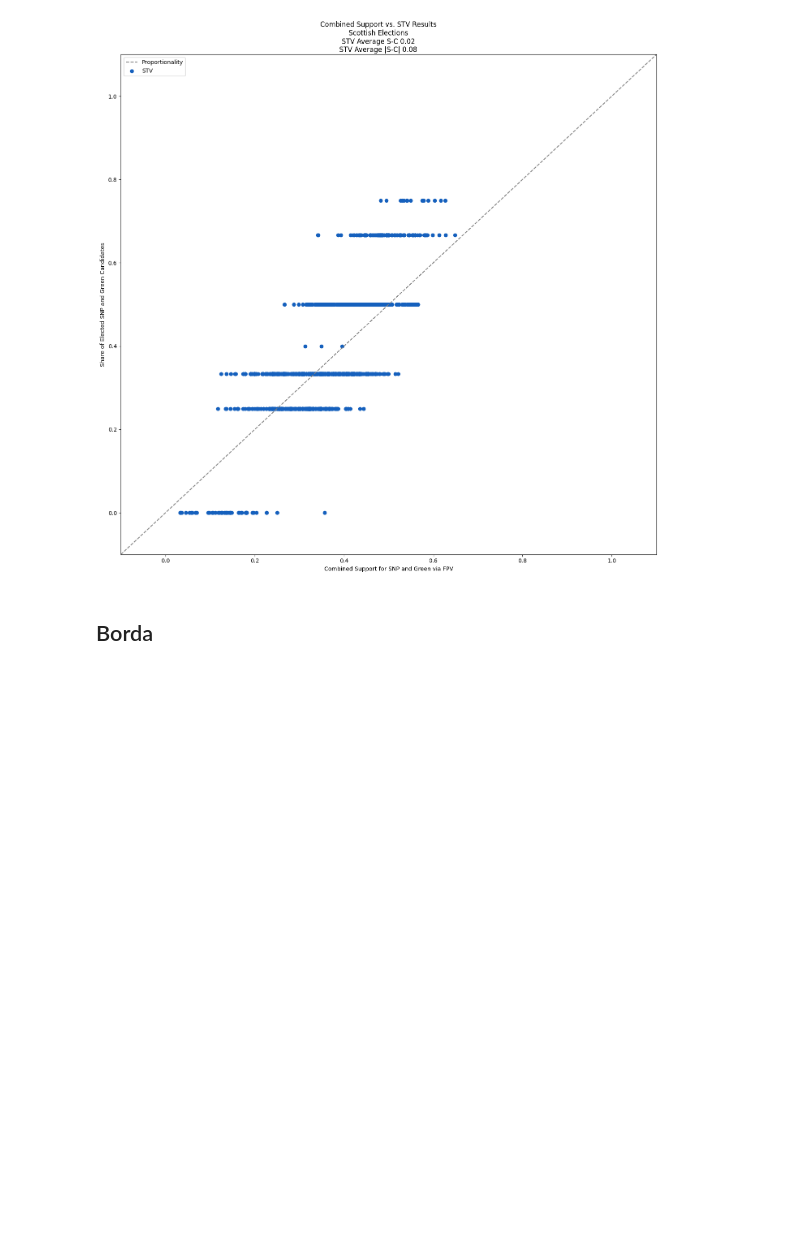
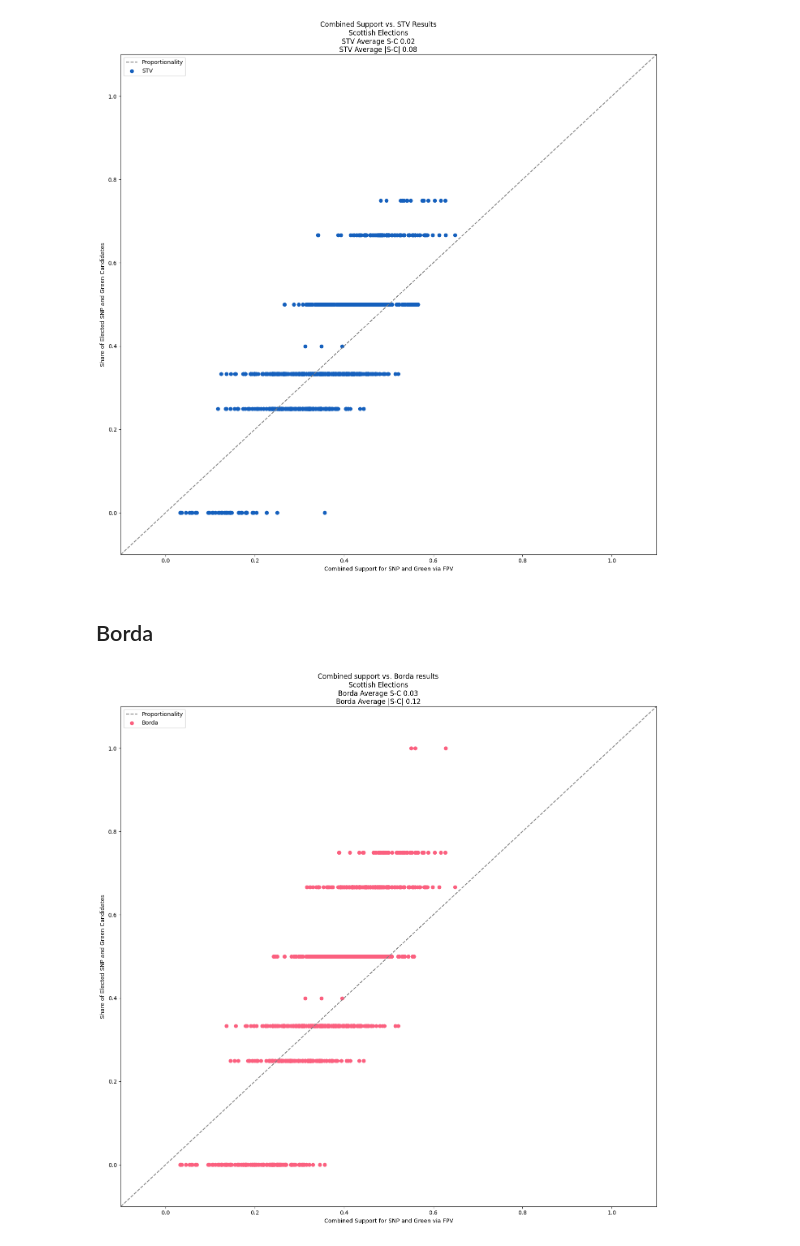
Before and after one commit to mggg/PRVTP, a Jupyter notebook: Disprop/deg_of_prop/deg_of_prop_plots_scottish.ipynb, the cells around one changed output. Saved outputs shown, nothing was run; the diff lists cells and outputs as text; code cells hidden in the pictures; blank space fills up the shorter version.

Commit message:
add scottish borda plot

```diff
--- a/Disprop/deg_of_prop/deg_of_prop_plots_scottish.ipynb
+++ b/Disprop/deg_of_prop/deg_of_prop_plots_scottish.ipynb
@@ -111,20 +112,24 @@ plt.savefig(f"{path_name}/{file_name}", dpi=300)
 # %%
 fig, ax = plt.subplots(figsize=(14,14))
 prop_line = np.linspace(-.1,1.1, 100)
 ax.plot(prop_line, prop_line, label= "Proportionality", color="gray", ls= "dashed")
 ax.set_ylabel(f'Share of Elected {b_bloc_label} Candidates')
 ax.set_xlabel(f'Combined Support for {b_bloc_label} via FPV')
 ax.scatter([x for x,y in data_borda], [y for x,y in data_borda],color =borda_color , label = "Borda")
 
 
 plt.ylim(-.1, 1.1)
 plt.xlim(-.1, 1.1)
 plt.suptitle(f"Combined support vs. Borda results\nScottish Elections\nBorda Average S-C {borda_avg_sc:.2f}\nBorda Average |S-C| {borda_avg_abs_sc:.2f}")
 plt.legend()
 plt.tight_layout()
 # path_name = f"/cluster/tufts/mggg/cdonna01/PRVTP_feb_25_submission/deg_of_prop/figures/{N_SEATS}_seats/{STAT}_combined_support/all_models/{election_type}"
-path_name = f"/Users/cdonnay/Documents/GitHub/MGGG/PRVTP/Disprop/deg_of_prop/figures"
-file_name = f"scottish_disprop_combined_support_fpv_borda.png"
+#path_name = f"/Users/cdonnay/Documents/GitHub/MGGG/PRVTP/Disprop/deg_of_prop/figures"
+path_name = f"/Users/cdonnay/PycharmProjects/PRVTP/Disprop/deg_of_prop/figures"
+
+file_name = f"PAPER_scottish_disprop_combined_support_fpv_borda.png"
 path = Path(path_name)
 
 plt.savefig(f"{path_name}/{file_name}", dpi=300)
+# %% [output]
+[figure, added]
```
Also changed, not shown: parts of 2 cells of this notebook, 1 other file.
